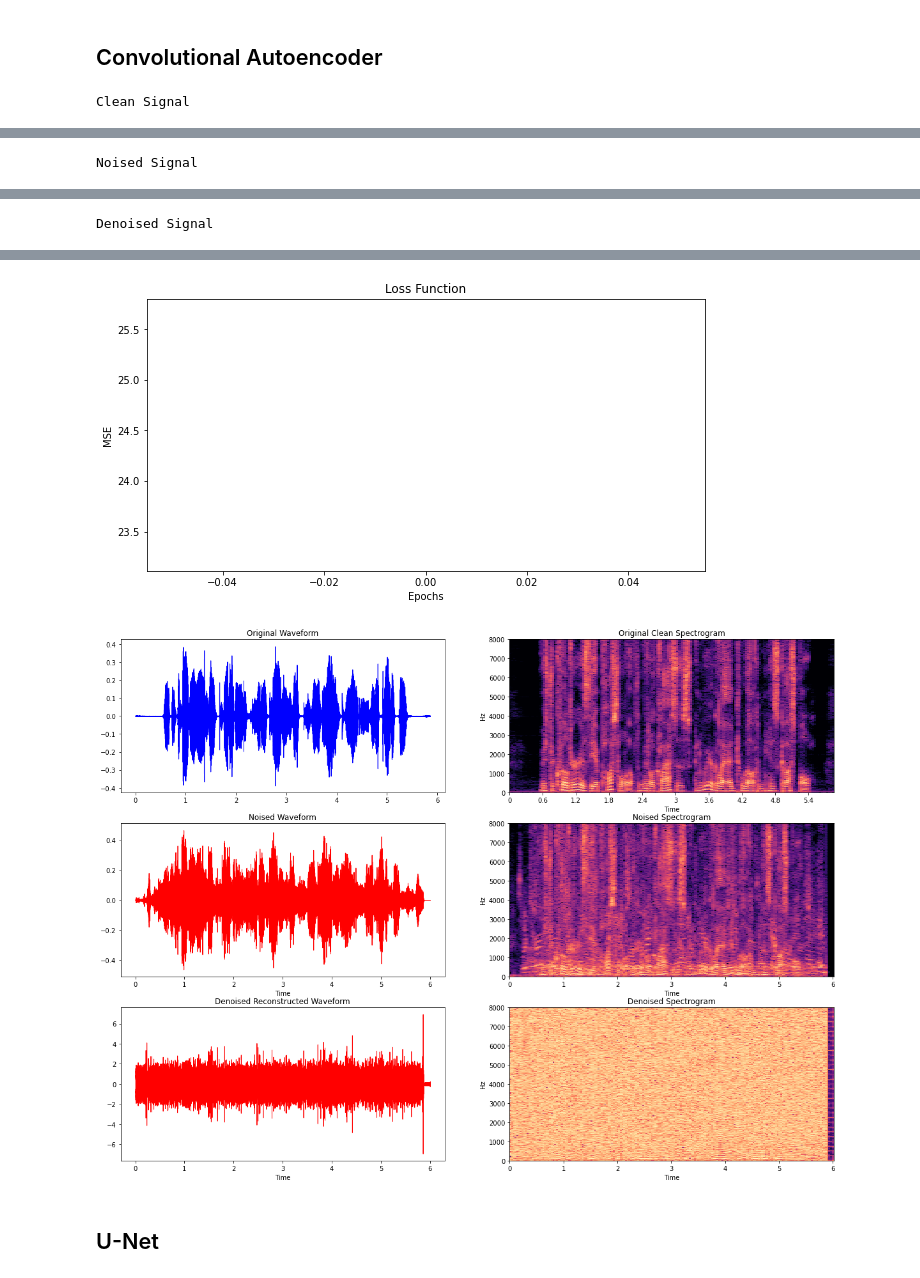
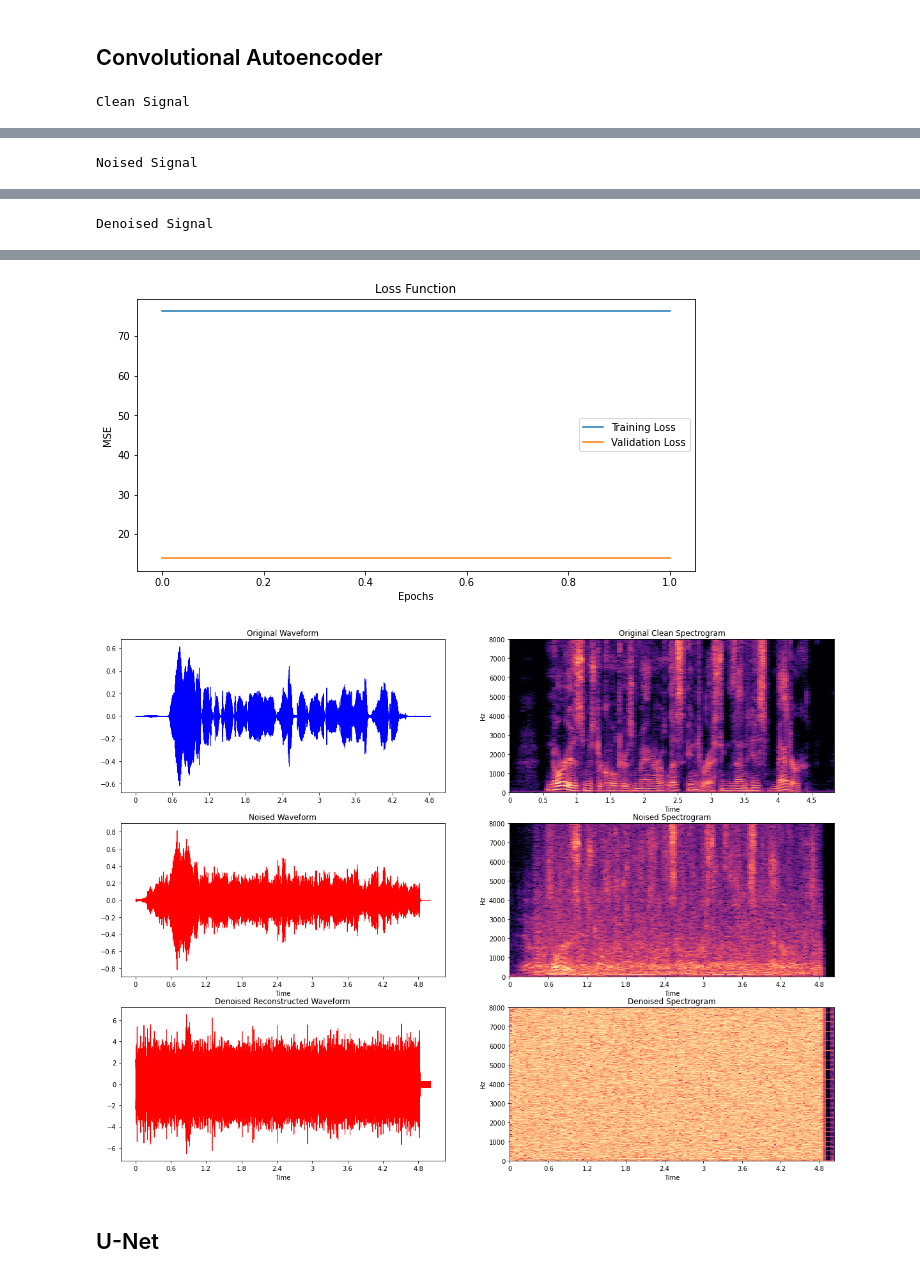
Before and after one commit to ChristopheKar/speech-denoising, a Jupyter notebook: model.ipynb, the cells around one changed output, grey strips where cells are left out. Saved outputs shown, nothing was run; the diff lists cells and outputs as text; code cells hidden in the pictures.

```diff
--- a/model.ipynb
+++ b/model.ipynb
@@ -12,7 +12,7 @@ from torch.utils.data import DataLoader
 
 from dataset import NoisyLibriSpeechDataset, get_data_split_idxs
 from train import train, evaluate, set_device
-from display import play_audio, plot_loss, display_results
+from display import play_audio, plot_losses, display_results, show_split_sizes
 from models import FCAE, CDAE, UNet
 
 
@@ -23,17 +23,17 @@ device = set_device(verbose=True)
 srate = 16000
 data_root = 'data/noised_synth_babble'
 libri_root = 'data/LibriSpeech/dev-clean'
-seed = 1
+seed = 11
 batch_size=8
 
 N = 2703
-N = 5
+N = 10
 test_size = .10
-conv = True
+conv = False
 
 # Create dataset splits
 train_idxs, val_idxs, test_idxs = get_data_split_idxs(
-    N, test_size=.10, seed=seed)
+    N, test_size=test_size, seed=seed)
 
 # Load training data
 data_train = NoisyLibriSpeechDataset(
@@ -58,5 +58,7 @@ data_test = NoisyLibriSpeechDataset(
     data_root=data_root, libri_root=libri_root,
     include_idxs=test_idxs, test=True,
     conv=conv, seed=seed)
+
+show_split_sizes((data_train, data_val, data_test))
 # %% [output]
 device:  cpu
@@ -96,34 +100,33 @@ fig.show()
 # %%
 loss = nn.BCELoss()
 epochs = 2
 learning_rate = 0.01
 
 model = CDAE(n_layers=4, z_dim=8, in_channels=1).to(device)
 model, hist = train(
-    device,
-    model,
-    train_dl,
+    device, model,
+    train_dl, val_dl,
     epochs=epochs,
     learning_rate=learning_rate,
     criterion=loss)
 
-# Plot Loss
+# Plot Losses
 fig, ax = plt.subplots(figsize=(10, 5))
-ax = plot_loss(ax, hist['losses'], 'MSE')
+ax = plot_losses(ax, hist, 'MSE')
 fig.show()
 
 # Evaluate Model
-fig, axes = evaluate(model, data_test)
+fig, axes = evaluate(device, model, data_test)
 fig.show()
 # %% [output]
 Clean Signal
 [interactive output not drawn]
 Noised Signal
 [interactive output not drawn]
 Denoised Signal
 [interactive output not drawn]
-[figure, old version]
+[figure, new version]
-[figure, old version]
+[figure, new version]
 # %% [markdown]
 ## U-Net
 # %%
```
Also changed, not shown: parts of 3 cells of this notebook, 2 other files.
